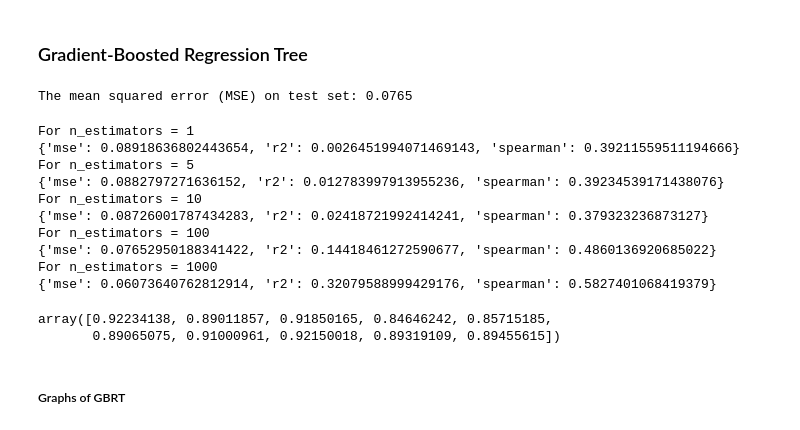
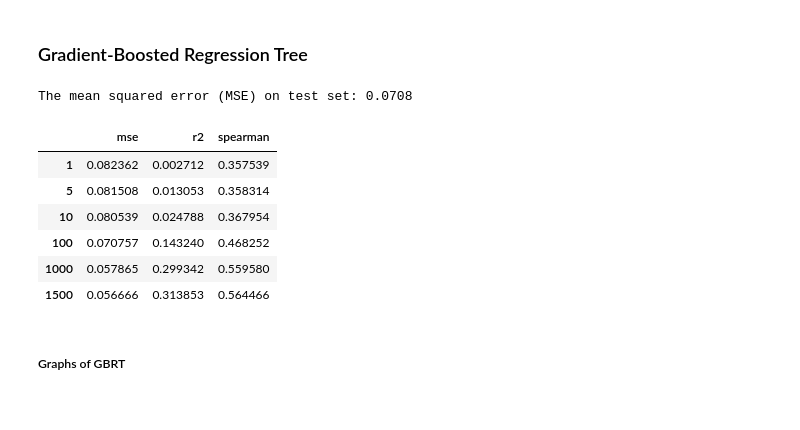
Before and after one commit to hayitsian/Gene-Editing-Guide-LM, a Jupyter notebook: Model.ipynb, the cells around one changed output. Drawn from its saved outputs; the diff is of its cells as text; code cells hidden in the pictures.

```diff
--- a/Model.ipynb
+++ b/Model.ipynb
@@ -153,8 +150,9 @@ params2 = {
 
 reg = ensemble.GradientBoostingRegressor(**params2)
 reg.fit(X_train, y_train)
+reg_ypred = reg.predict(X_test)
 
-mse = mean_squared_error(y_test, reg.predict(X_test))
+mse = mean_squared_error(y_test, reg_ypred)
 print("The mean squared error (MSE) on test set: {:.4f}".format(mse))
 # %% [output]
-The mean squared error (MSE) on test set: 0.0765
+The mean squared error (MSE) on test set: 0.0708
@@ -161,38 +161,38 @@ The mean squared error (MSE) on test set: 0.0765
 # %%
-ns = [1, 5, 10, 100, 1000]
+ns = [1, 5, 10, 100, 1000, 1500]
+
+gbr_df = pd.DataFrame(columns = ['mse', 'r2', 'spearman'])
 
 for n in ns:
     params = {
     "n_estimators": n,
     "max_depth": 4,
     "min_samples_split": 5,
     "learning_rate": 0.01,
     }
 
+
     reg = ensemble.GradientBoostingRegressor(**params)
     reg.fit(X_train, y_train)
     reg_ypred = reg.predict(X_test)
 
-    print("For n_estimators = {}".format(n))
-    print(get_metrics(y_test, reg_ypred))
+    step_results = get_metrics(y_test, reg_ypred)
+    gbr_df.loc[n] = [step_results['mse'], step_results['r2'], step_results['spearman']]
+
+
+gbr_df
 # %% [output]
-For n_estimators = 1
-{'mse': 0.08918636802443654, 'r2': 0.0026451994071469143, 'spearman': 0.39211559511194666}
-For n_estimators = 5
-{'mse': 0.0882797271636152, 'r2': 0.012783997913955236, 'spearman': 0.39234539171438076}
-For n_estimators = 10
-{'mse': 0.08726001787434283, 'r2': 0.02418721992414241, 'spearman': 0.379323236873127}
-For n_estimators = 100
-{'mse': 0.07652950188341422, 'r2': 0.14418461272590677, 'spearman': 0.4860136920685022}
-For n_estimators = 1000
-{'mse': 0.06073640762812914, 'r2': 0.32079588999429176, 'spearman': 0.5827401068419379}
+|  | mse | r2 | spearman |
+| 1 | 0.082362 | 0.002712 | 0.357539 |
+| 5 | 0.081508 | 0.013053 | 0.358314 |
+| 10 | 0.080539 | 0.024788 | 0.367954 |
+| 100 | 0.070757 | 0.143240 | 0.468252 |
+| 1000 | 0.057865 | 0.299342 | 0.559580 |
+| 1500 | 0.056666 | 0.313853 | 0.564466 |
 # %%
 # NOTE: this will take a while (~10 minutes) to run
 gbrt_cvssc = cross_validate_regression(reg, df, x_feat, y_feat, 10)
 gbrt_cvssc
-# %% [output]
-array([0.92234138, 0.89011857, 0.91850165, 0.84646242, 0.85715185,
-       0.89065075, 0.91000961, 0.92150018, 0.89319109, 0.89455615])
 # %% [markdown]
 ##### Graphs of GBRT
 # %%
```
Also changed, not shown: parts of 29 cells of this notebook.
